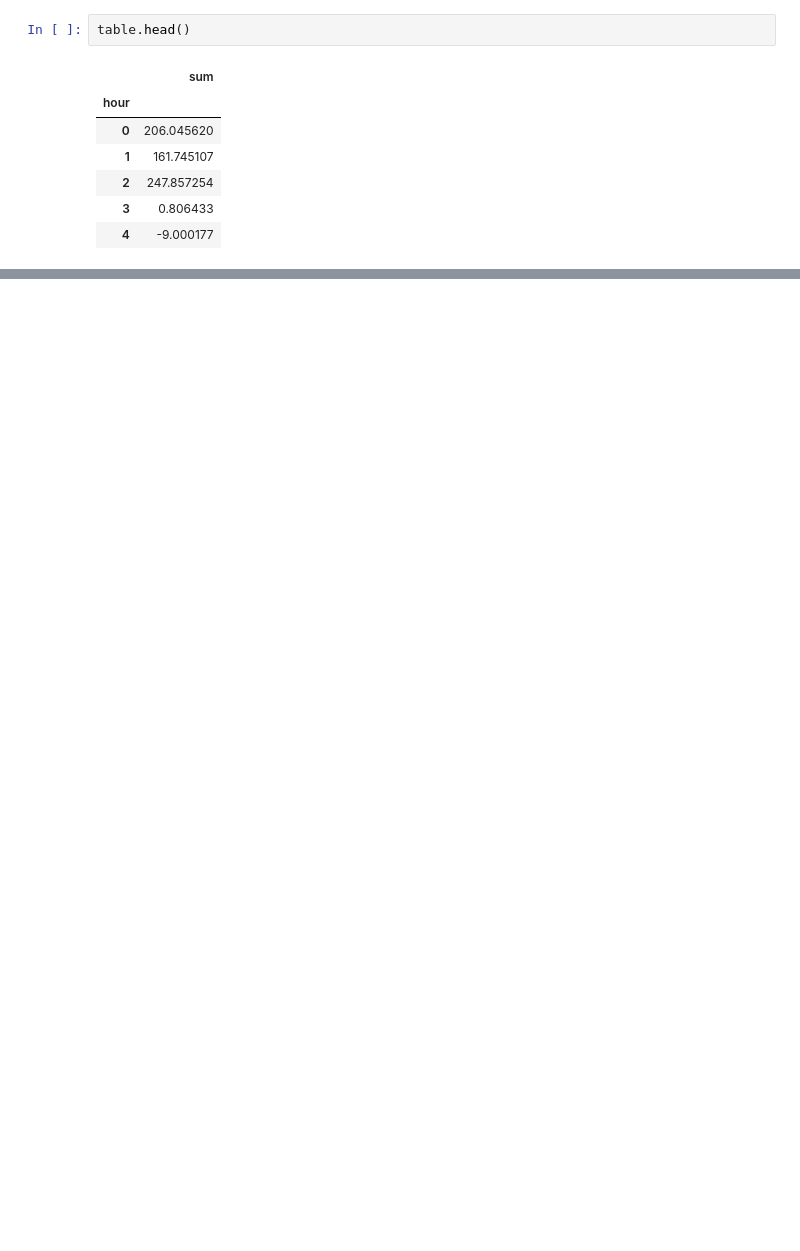
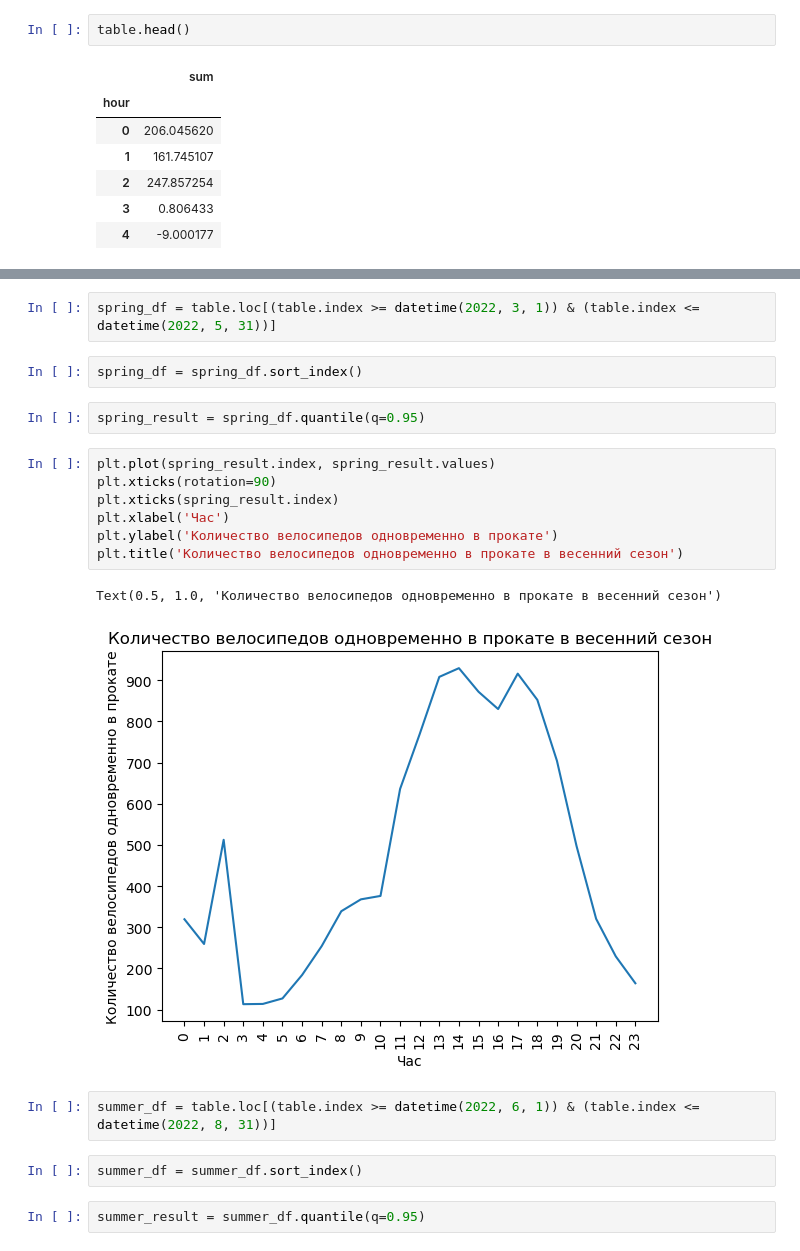
Before and after one commit to kapibarr/big-data-project, a Jupyter notebook: load_model.ipynb, the cells around one changed output, grey strips where cells are left out. Drawn from its saved outputs; the diff is of its cells as text; blank space fills up the shorter version.

```diff
--- a/load_model.ipynb
+++ b/load_model.ipynb
@@ -140,0 +154,22 @@ plt.xticks(range(0, 25, 2))
+# %%
+spring_df = table.loc[(table.index >= datetime(2022, 3, 1)) & (table.index <= datetime(2022, 5, 31))]
+# %%
+spring_df = spring_df.sort_index()
+# %%
+spring_result = spring_df.quantile(q=0.95)
+# %%
+plt.plot(spring_result.index, spring_result.values)
+plt.xticks(rotation=90)
+plt.xticks(spring_result.index)
+plt.xlabel('Час')
+plt.ylabel('Количество велосипедов одновременно в прокате')
+plt.title('Количество велосипедов одновременно в прокате в весенний сезон')
+# %% [output]
+Text(0.5, 1.0, 'Количество велосипедов одновременно в прокате в весенний сезон')
+[figure, added]
+# %%
+summer_df = table.loc[(table.index >= datetime(2022, 6, 1)) & (table.index <= datetime(2022, 8, 31))]
+# %%
+summer_df = summer_df.sort_index()
+# %%
+summer_result = summer_df.quantile(q=0.95)
```
Also changed, not shown: parts of 33 cells of this notebook.
